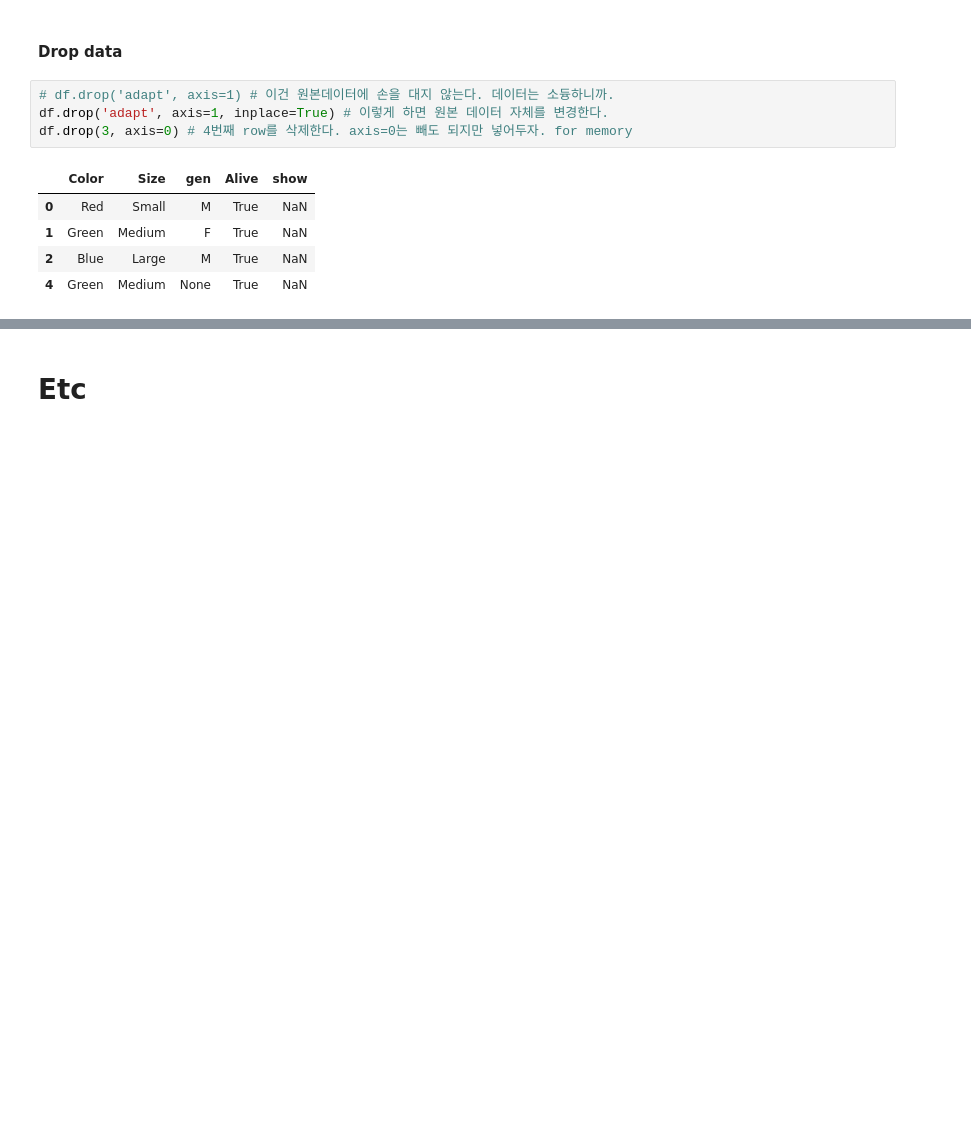
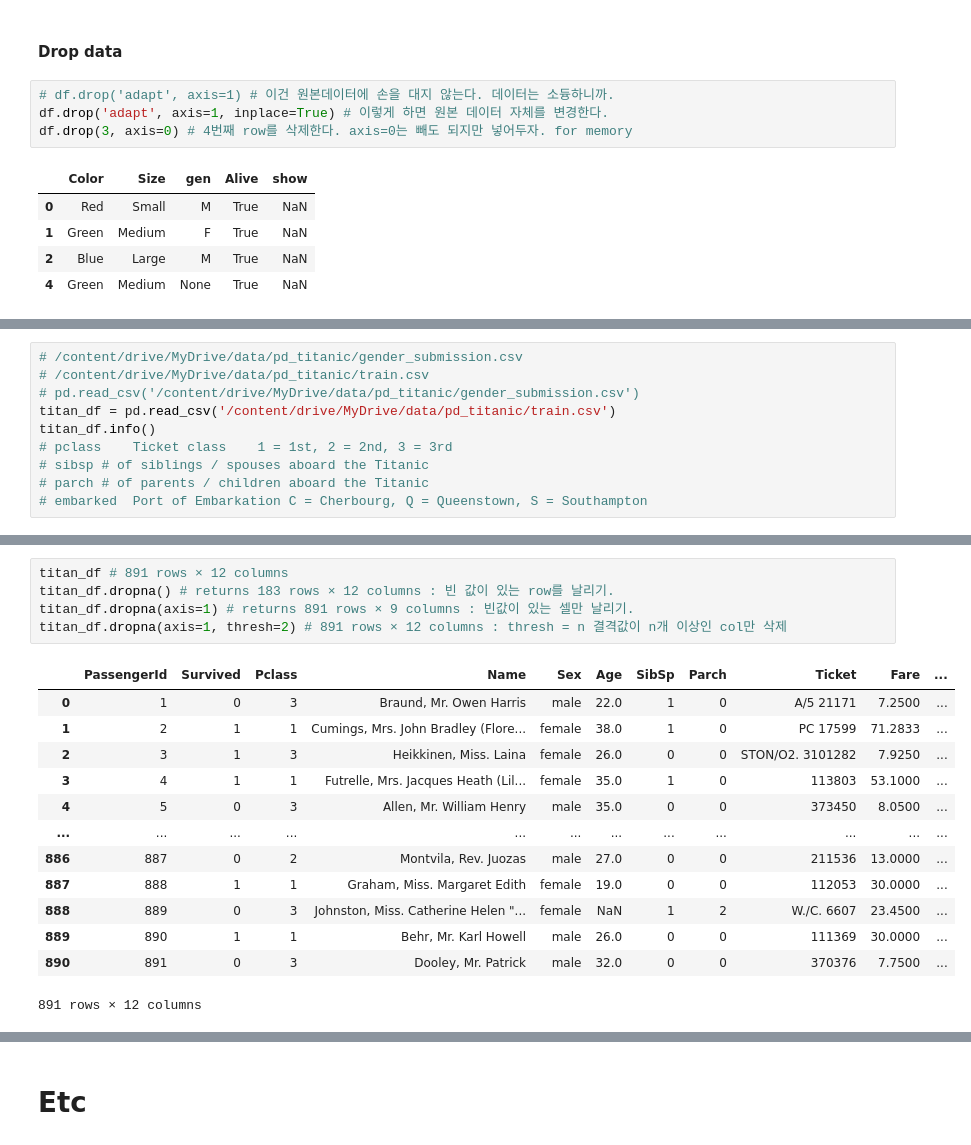
Before and after one commit to genie0320/Learning-Python, a Jupyter notebook: Pandas.ipynb, the cells around one changed output, grey strips where cells are left out. Drawn from its saved outputs; the diff is of its cells as text; blank space fills up the shorter version.

```diff
--- a/Pandas.ipynb
+++ b/Pandas.ipynb
@@ -434,0 +479,10 @@ df.apply(pd.value_counts)
+# %%
+# /content/drive/MyDrive/data/pd_titanic/gender_submission.csv
+# /content/drive/MyDrive/data/pd_titanic/train.csv
+# pd.read_csv('/content/drive/MyDrive/data/pd_titanic/gender_submission.csv')
+titan_df = pd.read_csv('/content/drive/MyDrive/data/pd_titanic/train.csv')
+titan_df.info()
+# pclass	Ticket class	1 = 1st, 2 = 2nd, 3 = 3rd
+# sibsp	# of siblings / spouses aboard the Titanic
+# parch	# of parents / children aboard the Titanic
+# embarked	Port of Embarkation	C = Cherbourg, Q = Queenstown, S = Southampton
@@ -434,0 +509,19 @@ df.apply(pd.value_counts)
+# %%
+titan_df # 891 rows × 12 columns
+titan_df.dropna() # returns 183 rows × 12 columns : 빈 값이 있는 row를 날리기.
+titan_df.dropna(axis=1) # returns 891 rows × 9 columns : 빈값이 있는 셀만 날리기.
+titan_df.dropna(axis=1, thresh=2) # 891 rows × 12 columns : thresh = n 결격값이 n개 이상인 col만 삭제
+# %% [output]
+|  | PassengerId | Survived | Pclass | Name | Sex | Age | SibSp | Parch | Ticket | Fare | ... |
+| 0 | 1 | 0 | 3 | Braund, Mr. Owen Harris | male | 22.0 | 1 | 0 | A/5 21171 | 7.2500 | ... |
+| 1 | 2 | 1 | 1 | Cumings, Mrs. John Bradley (Flore... | female | 38.0 | 1 | 0 | PC 17599 | 71.2833 | ... |
+| 2 | 3 | 1 | 3 | Heikkinen, Miss. Laina | female | 26.0 | 0 | 0 | STON/O2. 3101282 | 7.9250 | ... |
+| 3 | 4 | 1 | 1 | Futrelle, Mrs. Jacques Heath (Lil... | female | 35.0 | 1 | 0 | 113803 | 53.1000 | ... |
+| 4 | 5 | 0 | 3 | Allen, Mr. William Henry | male | 35.0 | 0 | 0 | 373450 | 8.0500 | ... |
+| ... | ... | ... | ... | ... | ... | ... | ... | ... | ... | ... | ... |
+| 886 | 887 | 0 | 2 | Montvila, Rev. Juozas | male | 27.0 | 0 | 0 | 211536 | 13.0000 | ... |
+| 887 | 888 | 1 | 1 | Graham, Miss. Margaret Edith | female | 19.0 | 0 | 0 | 112053 | 30.0000 | ... |
+| 888 | 889 | 0 | 3 | Johnston, Miss. Catherine Helen "... | female | NaN | 1 | 2 | W./C. 6607 | 23.4500 | ... |
+| 889 | 890 | 1 | 1 | Behr, Mr. Karl Howell | male | 26.0 | 0 | 0 | 111369 | 30.0000 | ... |
+| 890 | 891 | 0 | 3 | Dooley, Mr. Patrick | male | 32.0 | 0 | 0 | 370376 | 7.7500 | ... |
+891 rows × 12 columns
```
Also changed, not shown: parts of 19 cells of this notebook.
